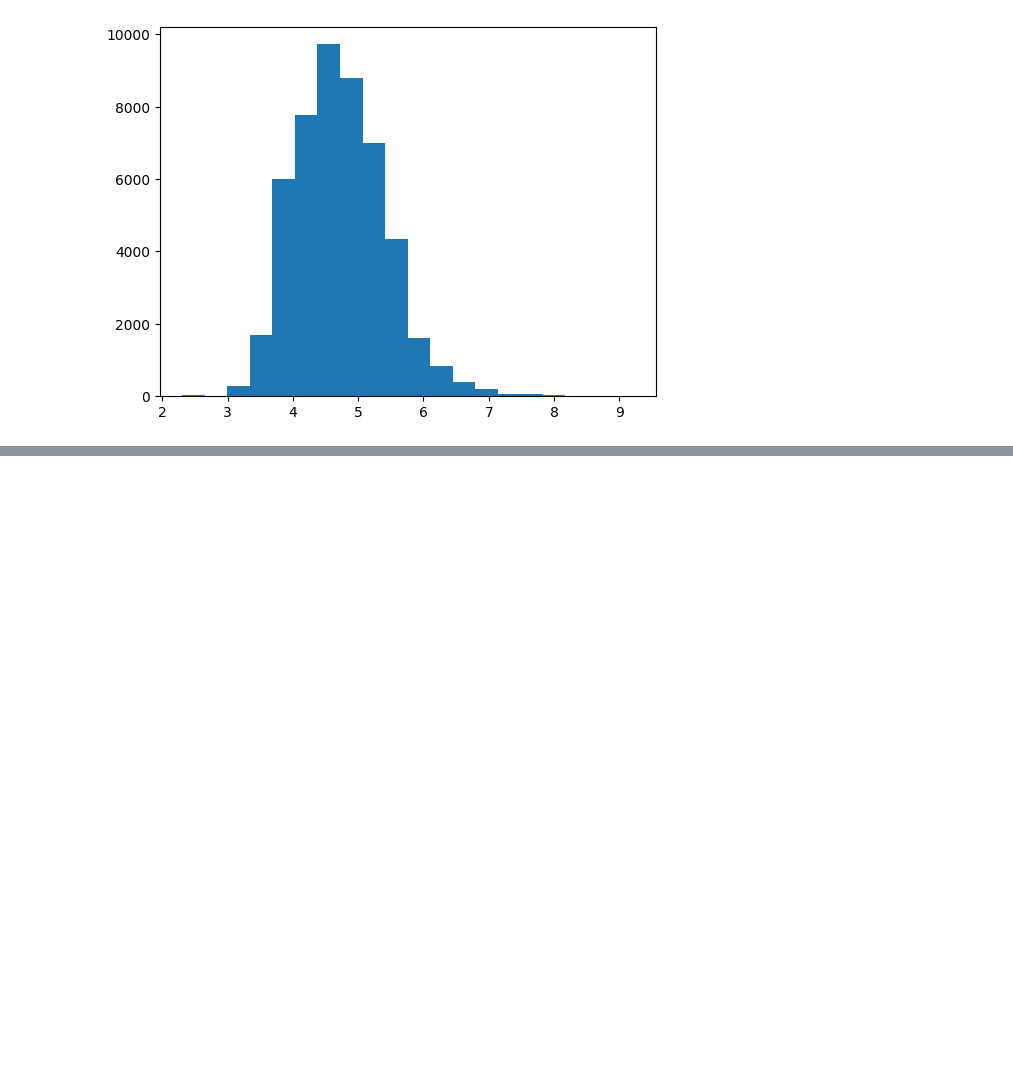
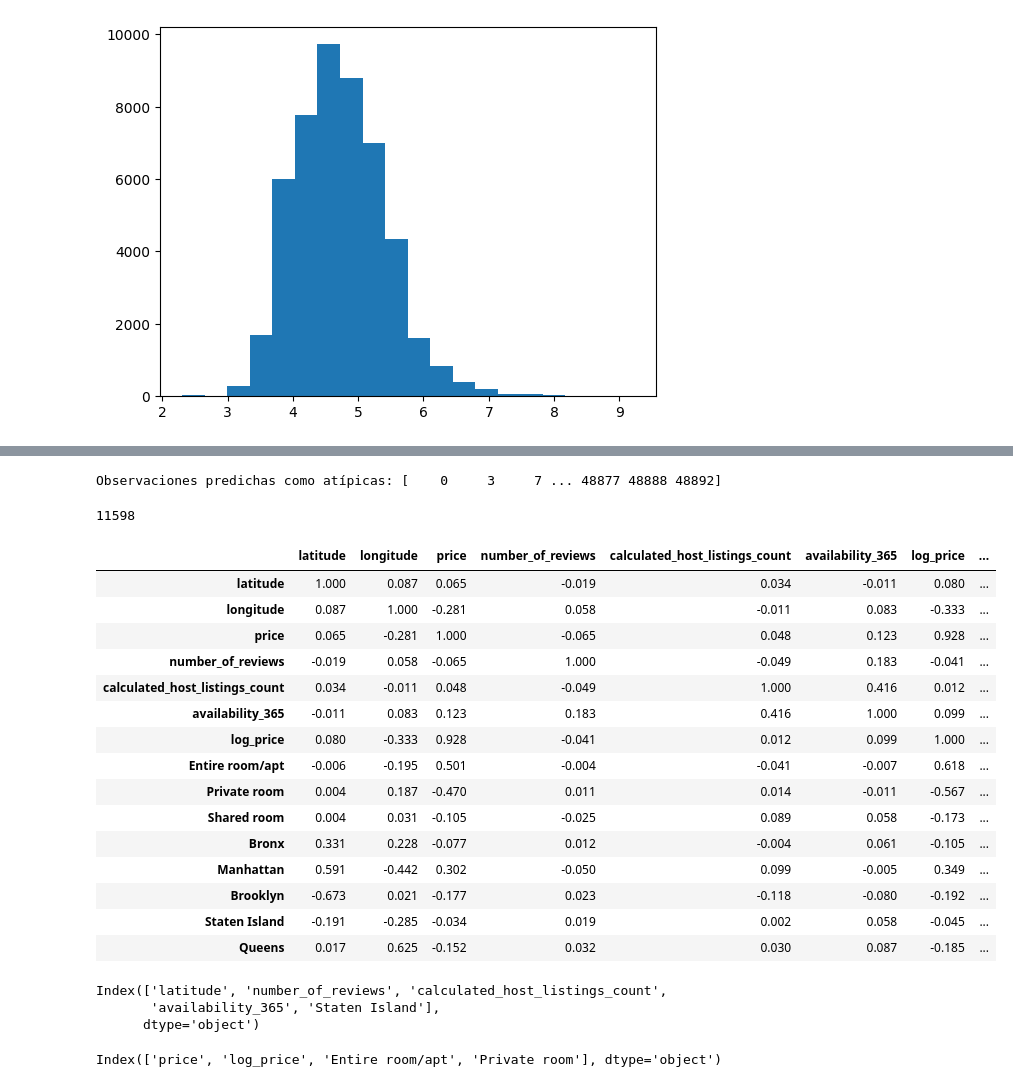
Before and after one commit to 4GeeksAcademy/machine-learning-python-template-Lianmarine, a Jupyter notebook: src/explore.ipynb, the cells around one changed output, grey strips where cells are left out. Saved outputs shown, nothing was run; the diff lists cells and outputs as text; code cells hidden in the pictures; blank space fills up the shorter version.

Commit message:
Work from class number 3

```diff
--- a/src/explore.ipynb
+++ b/src/explore.ipynb
@@ -130,0 +312,5 @@ ValueError: Pandas data cast to numpy dtype of object. Check input data with np.
+# %%
+df_numerical= df.drop(binary_cols, axis=1)
+print(df_numerical)
+
+df_numerical = df_numerical.drop(['neighbourhood', 'neighbourhood_group', 'room_type'], axis = 1)
@@ -130,0 +355,15 @@ ValueError: Pandas data cast to numpy dtype of object. Check input data with np.
+# %%
+#  para calcular IQR y aplicar winsorización
+def winsorize_column(column, lower, upper):
+    q1 = column.quantile(lower)
+    q3 = column.quantile(upper)
+    iqr_value = q3-q1
+    lower_bound = q1 - 1.5 * iqr_value
+    upper_bound = q3 + 1.5 * iqr_value
+    column = column.clip(lower=lower_bound, upper=upper_bound)
+    return column
+# %%
+#Calcular IQR y aplicar Widsorizacion a cada columna
+
+for column in df_numerical.columns:
+    df_numerical[column] = winsorize_column(df_numerical[column], 0.1, 0.9)
@@ -130,0 +381,3 @@ ValueError: Pandas data cast to numpy dtype of object. Check input data with np.
+# %%
+df_new = pd.concat([df_numerical, df[binary_cols]], axis=1 )
+df_new.head()
@@ -130,0 +391,46 @@ ValueError: Pandas data cast to numpy dtype of object. Check input data with np.
+# %%
+from sklearn.ensemble import IsolationForest
+# Crea un modelo de Isolation Forest y ajustalo a los datos
+model = IsolationForest().fit(df_new)
+
+# Predice si cada observación es un valor atípico (anomalía) o no
+predictions = model.predict(df_new)
+
+# 'predictions' contendrá 1 para observaciones normales y -1 para valores atípicos
+print(f'Observaciones predichas como atípicas: {np.where(predictions==-1)[0]}')
+# %% [output]
+Observaciones predichas como atípicas: [    0     3     7 ... 48877 48888 48892]
+# %%
+len(np.where(predictions == -1)[0])
+# %% [output]
+11598
+# %%
+df_corr = df_new.corr()
+df_corr.style.background_gradient(cmap='coolwarm').format(precision=3)
+# %% [output]
+|  | latitude | longitude | price | number_of_reviews | calculated_host_listings_count | availability_365 | log_price | ... |
+| latitude | 1.000 | 0.087 | 0.065 | -0.019 | 0.034 | -0.011 | 0.080 | ... |
+| longitude | 0.087 | 1.000 | -0.281 | 0.058 | -0.011 | 0.083 | -0.333 | ... |
+| price | 0.065 | -0.281 | 1.000 | -0.065 | 0.048 | 0.123 | 0.928 | ... |
+| number_of_reviews | -0.019 | 0.058 | -0.065 | 1.000 | -0.049 | 0.183 | -0.041 | ... |
+| calculated_host_listings_count | 0.034 | -0.011 | 0.048 | -0.049 | 1.000 | 0.416 | 0.012 | ... |
+| availability_365 | -0.011 | 0.083 | 0.123 | 0.183 | 0.416 | 1.000 | 0.099 | ... |
+| log_price | 0.080 | -0.333 | 0.928 | -0.041 | 0.012 | 0.099 | 1.000 | ... |
+| Entire room/apt | -0.006 | -0.195 | 0.501 | -0.004 | -0.041 | -0.007 | 0.618 | ... |
+| Private room | 0.004 | 0.187 | -0.470 | 0.011 | 0.014 | -0.011 | -0.567 | ... |
+| Shared room | 0.004 | 0.031 | -0.105 | -0.025 | 0.089 | 0.058 | -0.173 | ... |
+| Bronx | 0.331 | 0.228 | -0.077 | 0.012 | -0.004 | 0.061 | -0.105 | ... |
+| Manhattan | 0.591 | -0.442 | 0.302 | -0.050 | 0.099 | -0.005 | 0.349 | ... |
+| Brooklyn | -0.673 | 0.021 | -0.177 | 0.023 | -0.118 | -0.080 | -0.192 | ... |
+| Staten Island | -0.191 | -0.285 | -0.034 | 0.019 | 0.002 | 0.058 | -0.045 | ... |
+| Queens | 0.017 | 0.625 | -0.152 | 0.032 | 0.030 | 0.087 | -0.185 | ... |
+# %%
+df_corr[df_corr.log_price.abs() < 0.1].index
+# %% [output]
+Index(['latitude', 'number_of_reviews', 'calculated_host_listings_count',
+       'availability_365', 'Staten Island'],
+      dtype='object')
+# %%
+df_corr[df_corr.log_price.abs() > 0.4].index
+# %% [output]
+Index(['price', 'log_price', 'Entire room/apt', 'Private room'], dtype='object')
```
Also changed, not shown: parts of 36 cells of this notebook.
